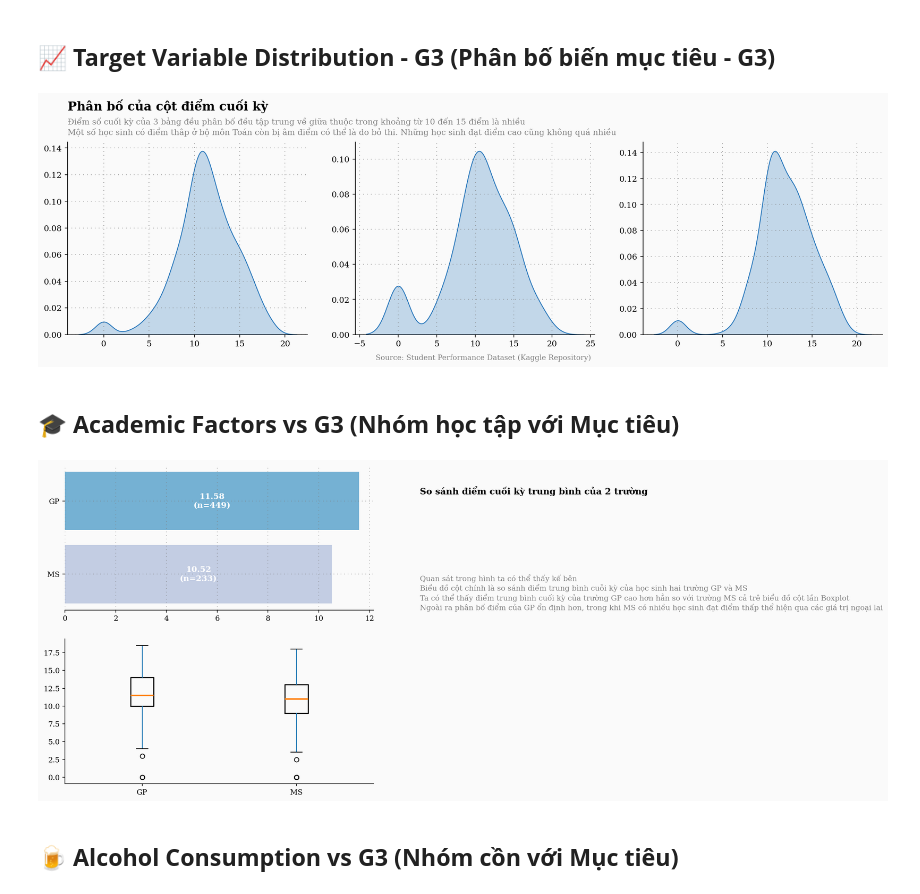
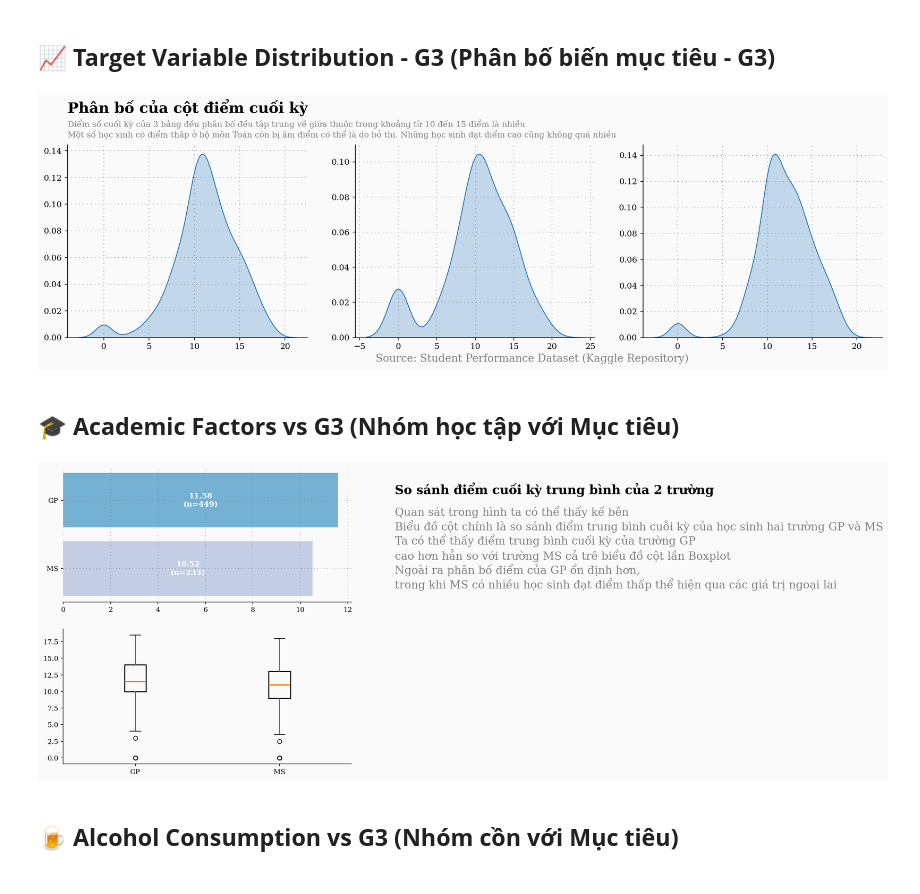
Before and after one commit to TienNguyen0712/student-alcohol-consumption-data-mining, a Jupyter notebook: notebooks/03_eda.ipynb, the cells around one changed output. Saved outputs shown, nothing was run; the diff lists cells and outputs as text; code cells hidden in the pictures.

```diff
--- a/notebooks/03_eda.ipynb
+++ b/notebooks/03_eda.ipynb
@@ -32,7 +32,8 @@ student_por = pd.read_csv('student-por.csv')
 student_merge = pd.read_csv('student_merge.csv')
 # %%
 # Palette
-sns.palplot(["#f6eff7", "#bdc9e1", "#67a9cf", "#1d70b8", "#1c9099"])
+palette = ["#bdc9e1", "#67a9cf", "#1d70b8", "#1c9099"]
+sns.palplot(palette)
 
 plt.title("Dãy màu cho EDA",loc='left',fontsize=15,y=1.2)
 plt.show()
@@ -63,10 +64,10 @@ Xstart, Xend = ax0.get_xlim()
 Ystart, Yend = ax0.get_ylim()
 
 ax0.set_ylim([0,Yend])
-ax0.text(Xstart,Yend+(Yend*0.15), "Phân bố của cột điểm cuối kỳ", fontsize=15, ha="left", va="bottom", weight="bold")
+ax0.text(Xstart,Yend+(Yend*0.15), "Phân bố của cột điểm cuối kỳ", fontsize=18, ha="left", va="bottom", weight="bold")
 ax0.text(Xstart,Yend+(Yend*0.13), "Điểm số cuối kỳ của 3 bảng đều phân bố đều tập trung về giữa thuộc trong khoảng từ 10 đến 15 điểm là nhiều\nMột số học sinh có điểm thâp ở bộ môn Toán còn bị âm điểm có thể là do bỏ thi. Những học sinh đạt điểm cao cũng không quá nhiều", color="gray", fontsize=10, ha="left", va="top")
 
-ax0.text(30,-0.02, "Source: Student Performance Dataset (Kaggle Repository)", fontsize=9, ha="left", va="bottom", color="gray")
+ax0.text(30,-0.02, "Source: Student Performance Dataset (Kaggle Repository)", fontsize=13, ha="left", va="bottom", color="gray")
 
 
 ax0.set_ylabel("")
@@ -86,7 +87,7 @@ ax2.grid(color='gray', linestyle=':', axis='y', zorder=0,  dashes=(1,5))
 
 plt.show()
 # %% [output]
-[figure, old version]
+[figure, new version]
 # %% [markdown]
 ## **🎓 Academic Factors vs G3 (Nhóm học tập với Mục tiêu)**
 # %%
@@ -97,7 +98,7 @@ school_stats = (student_merge
                 .agg(mean='mean', n='count')
                 .sort_values('mean'))
 
-colors = ["#bdc9e1", "#67a9cf"]
+colors = palette
 
 fig = plt.figure(figsize=(12, 8))
 gs = fig.add_gridspec(2, 2, height_ratios=[1, 1], width_ratios=[2, 1], hspace=0.2, wspace=0.2)
@@ -118,38 +119,40 @@ for y, (mean_val, n_val) in enumerate(zip(school_stats['mean'], school_stats['n'
 
 ax_bar.set_xlabel("")
 ax_bar.set_ylabel("")
 
 for s in ['top', 'right', 'left']:
     ax_bar.spines[s].set_visible(False)
 
 ax_bar.grid(which='major', axis='x', zorder=0, color='gray', linestyle=':', dashes=(1,5))
 ax_bar.grid(color='gray', linestyle=':', axis='y', zorder=0,  dashes=(1,5))
 
 student_merge.boxplot(column='G3', by='school', ax=ax_box,
                       grid=False,
                       boxprops=dict(linewidth=1.5),
                       medianprops=dict(linewidth=2))
 for s in ['top', 'right']:
     ax_box.spines[s].set_visible(False)
 
 ax_box.set_xlabel("")
 ax_box.set_ylabel("")
 ax_box.set_title("")
 
 plt.suptitle("")
 ax_text.axis('off')  # Ẩn trục
 
 ax_text.text(0, 0.8,
              "So sánh điểm cuối kỳ trung bình của 2 trường",
-             fontsize=12, fontweight='bold', fontfamily='serif')
+             fontsize=18, fontweight='bold', fontfamily='serif')
 
-ax_text.text(0, 0.,
-             "Quan sát trong hình ta có thể thấy kế bên\nBiểu đồ cột chính là so sánh điểm trung bình cuỗi kỳ của học sinh hai trường GP và MS\nTa có thể thấy điểm trung bình cuối kỳ của trường GP cao hơn hẳn so với trường MS cả trê biểu đồ cột lần Boxplot\nNgoài ra phân bố điểm của GP ổn định hơn, trong khi MS có nhiều học sinh đạt điểm thấp thể hiện qua các giá trị ngoại lai",
-             fontsize=10,  color="gray")
+ax_text.text(0, 0.1,
+             "Quan sát trong hình ta có thể thấy kế bên\nBiểu đồ cột chính là so sánh điểm trung bình cuỗi kỳ của học sinh hai trường GP và MS\n"
+             "Ta có thể thấy điểm trung bình cuối kỳ của trường GP \ncao hơn hẳn so với trường MS cả trê biểu đồ cột lần Boxplot\n"
+             "Ngoài ra phân bố điểm của GP ổn định hơn, \ntrong khi MS có nhiều học sinh đạt điểm thấp thể hiện qua các giá trị ngoại lai",
+             fontsize=16,  color="gray")
 
 plt.show()
 # %% [output]
-[figure, old version]
+[figure, new version]
 # %% [markdown]
 
 ## **🍺 Alcohol Consumption vs G3 (Nhóm cồn với Mục tiêu)**
```
Also changed, not shown: parts of 1 cell of this notebook.
